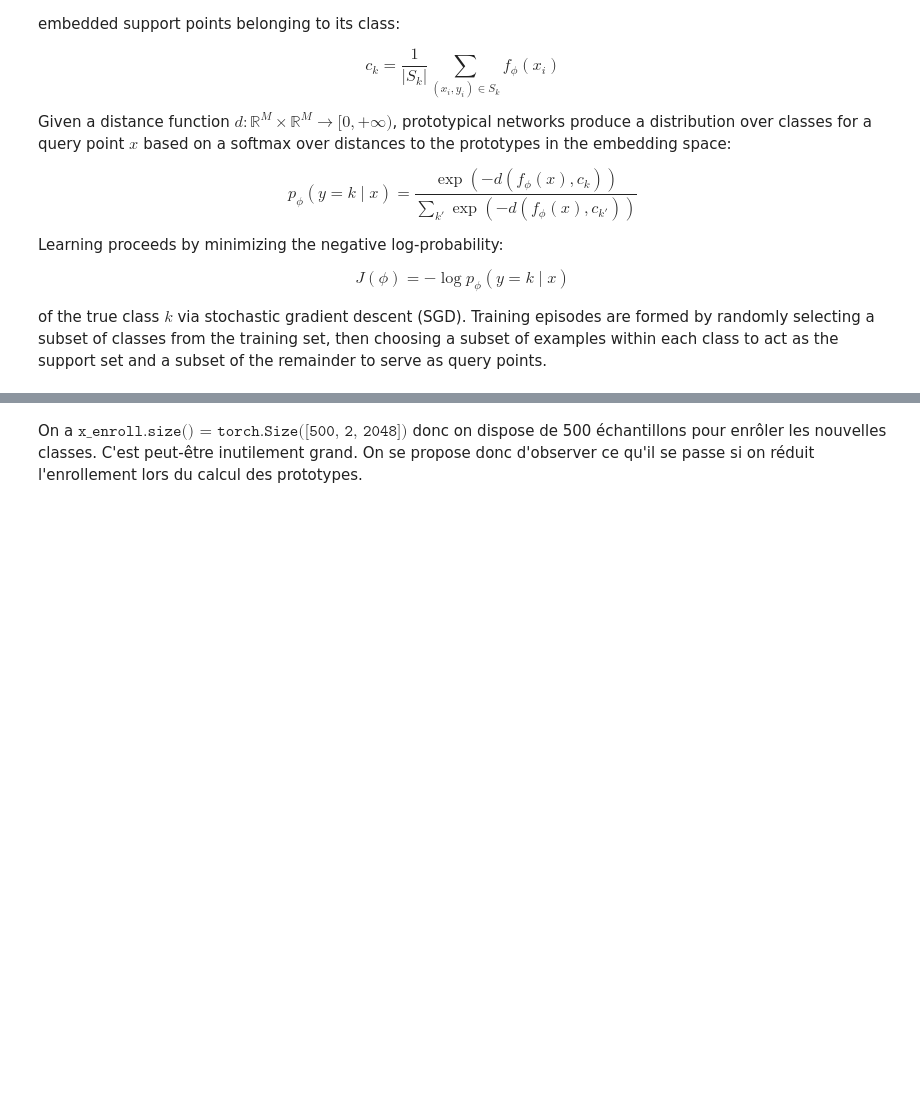
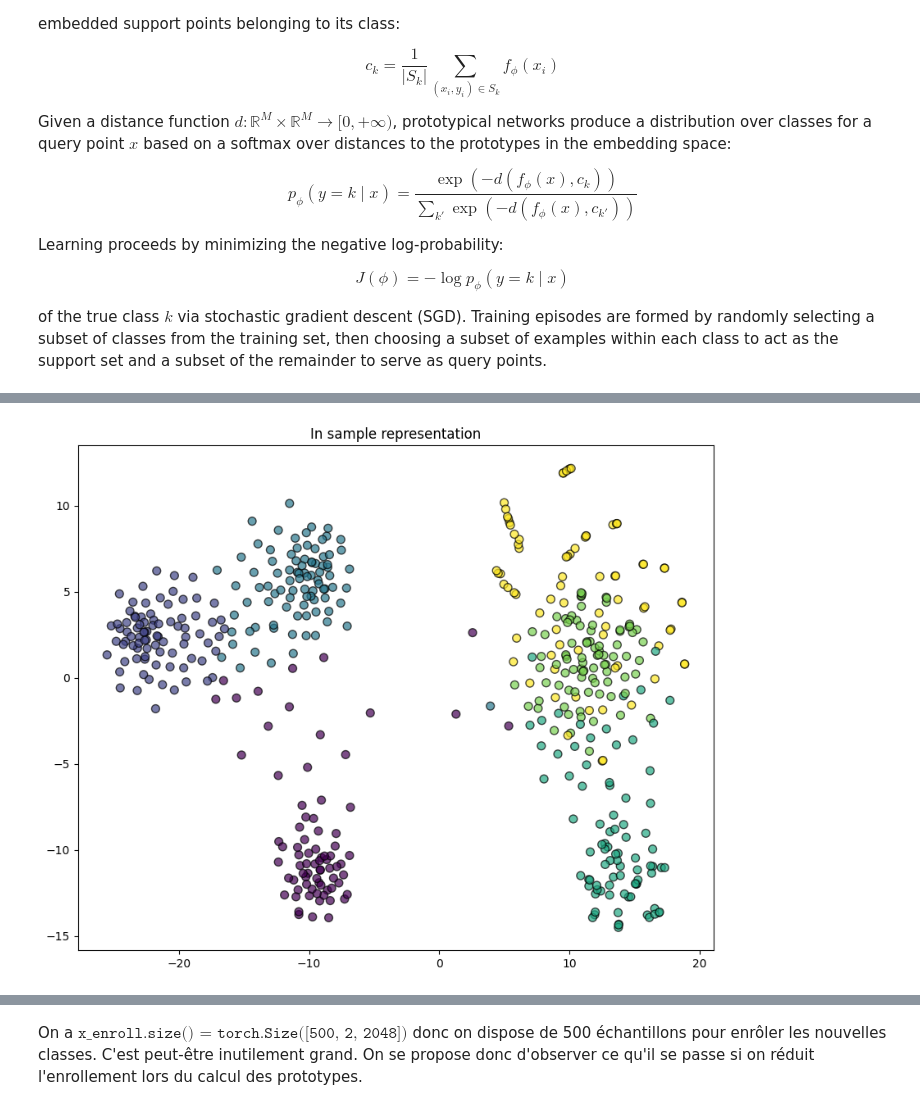
Before and after one commit to NailKhelifa/PrototypicalFewShots, a Jupyter notebook: ntbk/main.ipynb, the cells around one changed output, grey strips where cells are left out. Saved outputs shown, nothing was run; the diff lists cells and outputs as text; code cells hidden in the pictures; blank space fills up the shorter version.

```diff
--- a/ntbk/main.ipynb
+++ b/ntbk/main.ipynb
@@ -88,0 +94,12 @@ Final model saved to ../logs/last_model.pth
+# %%
+model = PrototypeEncoder()
+
+state_dict_path_20 = "../logs/last_model_Ns100_Nq100_cl5_ep100.pth"  # Path to the saved state_dict file
+
+state_dict_20 = torch.load(state_dict_path_20, map_location=torch.device('cuda:0'))
+model.load_state_dict(state_dict_20)
+model = model.to("cuda:0")
+# %%
+viz_tsne(model, task="train")
+# %% [output]
+[figure, added]
```
Also changed, not shown: parts of 17 cells of this notebook, 2 other files.
